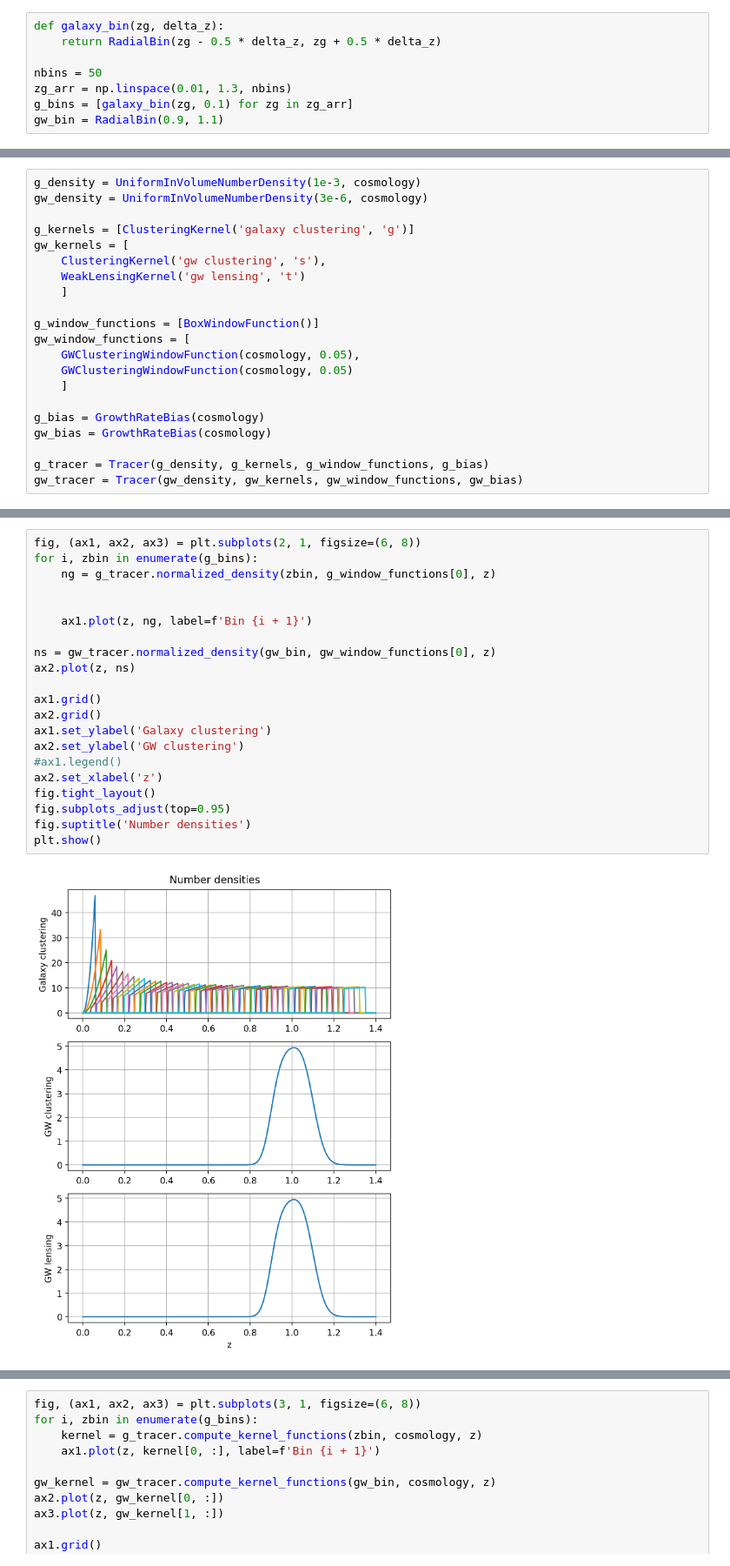
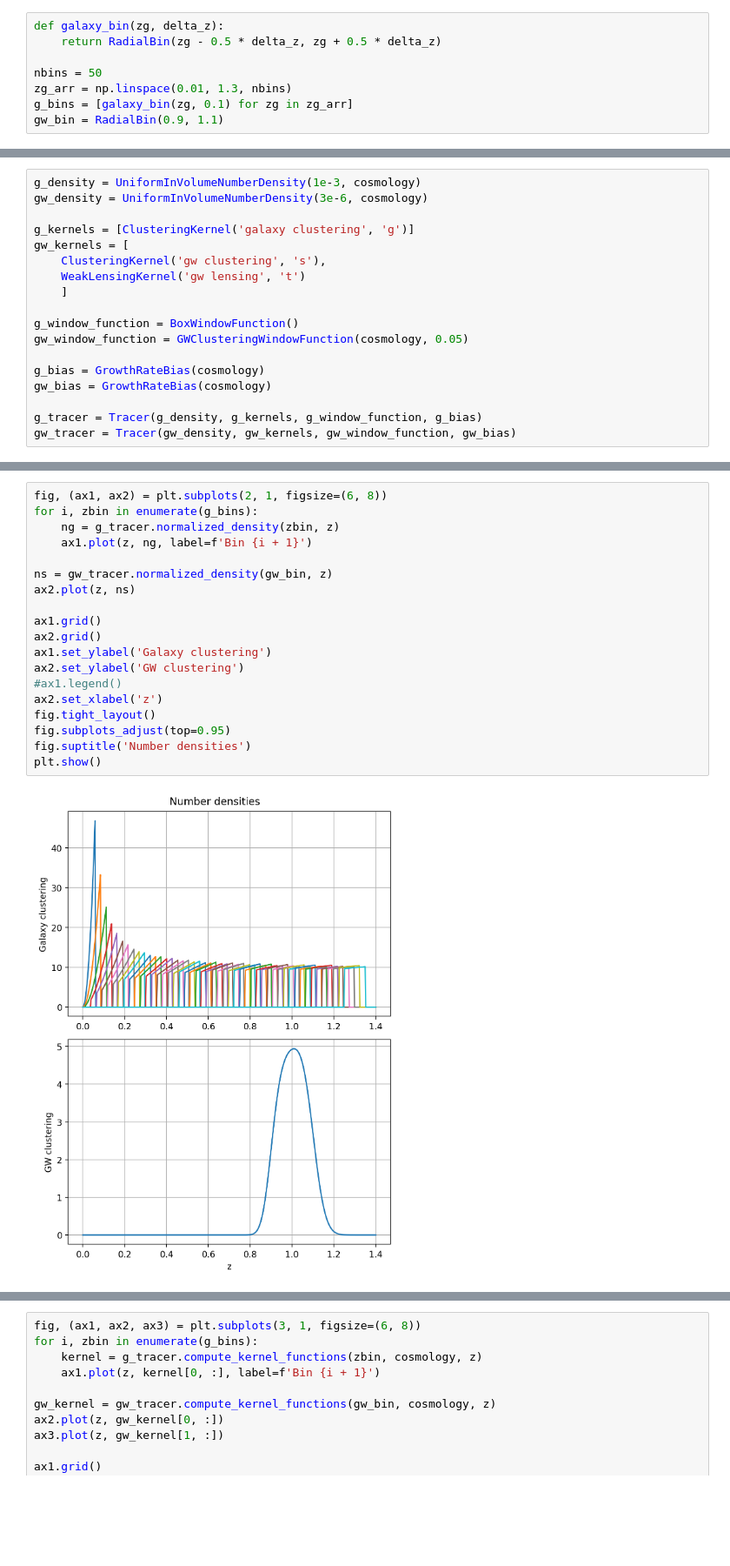
Before and after one commit to binado/cross-correlations-lab, a Jupyter notebook: cross-correlations.ipynb, the cells around one changed output, grey strips where cells are left out. Shown at 87% size. Saved outputs shown, nothing was run; the diff lists cells and outputs as text; blank space fills up the shorter version.

```diff
--- a/cross-correlations.ipynb
+++ b/cross-correlations.ipynb
@@ -68,14 +67,11 @@ gw_kernels = [
     WeakLensingKernel('gw lensing', 't')
     ]
 
-g_window_functions = [BoxWindowFunction()]
-gw_window_functions = [
-    GWClusteringWindowFunction(cosmology, 0.05),
-    GWClusteringWindowFunction(cosmology, 0.05)
-    ]
+g_window_function = BoxWindowFunction()
+gw_window_function = GWClusteringWindowFunction(cosmology, 0.05)
 
 g_bias = GrowthRateBias(cosmology)
 gw_bias = GrowthRateBias(cosmology)
 
-g_tracer = Tracer(g_density, g_kernels, g_window_functions, g_bias)
-gw_tracer = Tracer(gw_density, gw_kernels, gw_window_functions, gw_bias)
+g_tracer = Tracer(g_density, g_kernels, g_window_function, g_bias)
+gw_tracer = Tracer(gw_density, gw_kernels, gw_window_function, gw_bias)
@@ -82,23 +84,21 @@ gw_tracer = Tracer(gw_density, gw_kernels, gw_window_functions, gw_bias)
 # %%
-fig, (ax1, ax2, ax3) = plt.subplots(2, 1, figsize=(6, 8))
+fig, (ax1, ax2) = plt.subplots(2, 1, figsize=(6, 8))
 for i, zbin in enumerate(g_bins):
-    ng = g_tracer.normalized_density(zbin, g_window_functions[0], z)
-
-
+    ng = g_tracer.normalized_density(zbin, z)
     ax1.plot(z, ng, label=f'Bin {i + 1}')
 
-ns = gw_tracer.normalized_density(gw_bin, gw_window_functions[0], z)
+ns = gw_tracer.normalized_density(gw_bin, z)
 ax2.plot(z, ns)
 
 ax1.grid()
 ax2.grid()
 ax1.set_ylabel('Galaxy clustering')
 ax2.set_ylabel('GW clustering')
 #ax1.legend()
 ax2.set_xlabel('z')
 fig.tight_layout()
 fig.subplots_adjust(top=0.95)
 fig.suptitle('Number densities')
 plt.show()
 # %% [output]
-[figure, old version]
+[figure, new version]
```
Also changed, not shown: parts of 7 cells of this notebook.
